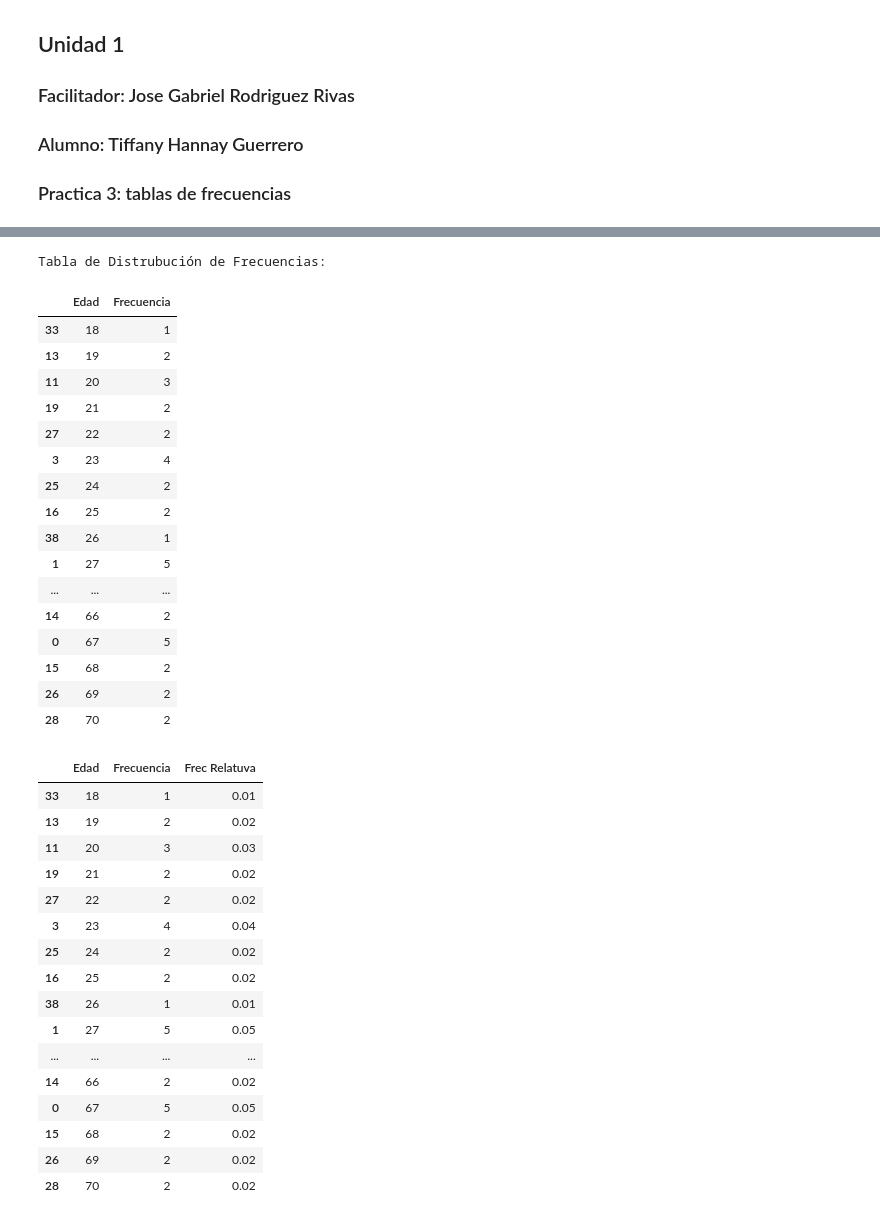
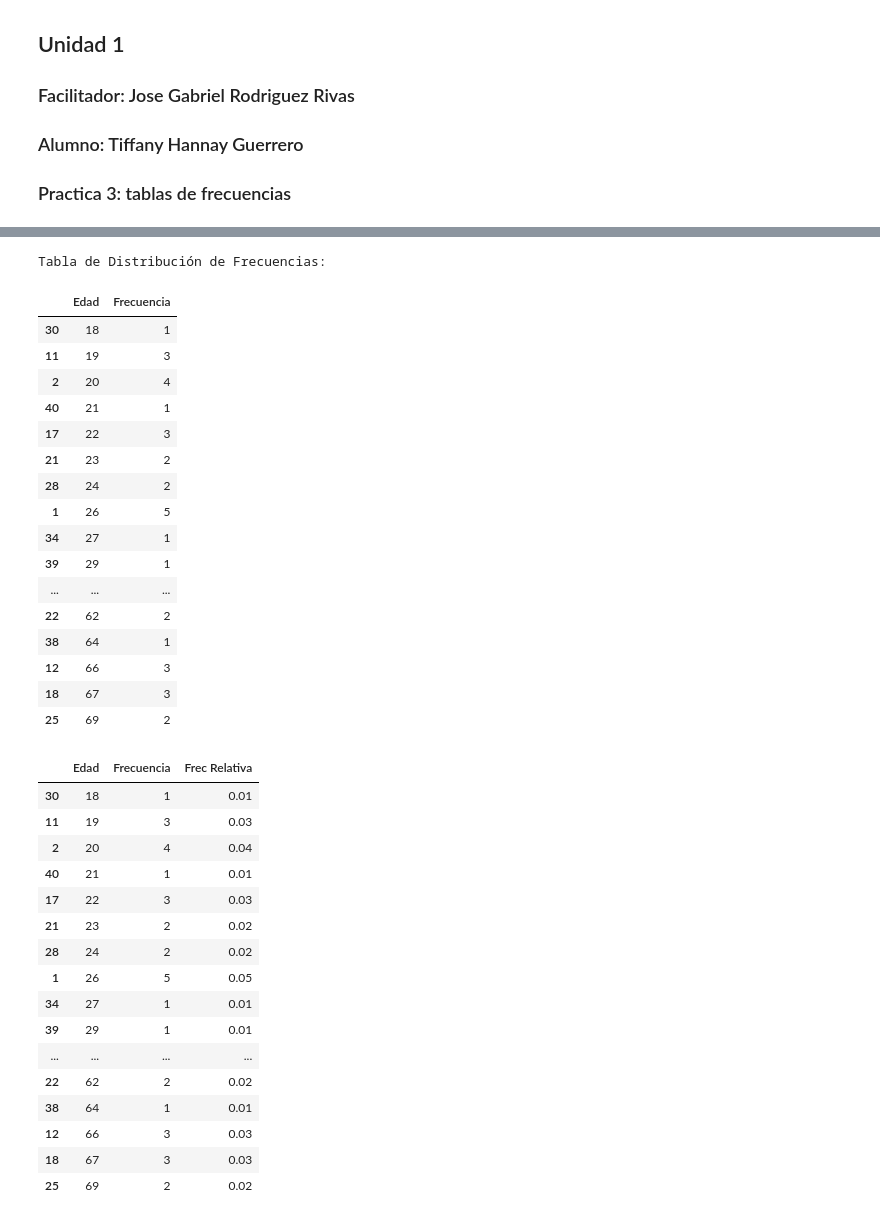
Before and after one commit to 25040992-hann/Probabilidad-, a Jupyter notebook: Unidad1/practica3.ipynb, the cells around one changed output, grey strips where cells are left out. Cells and saved outputs as stored; diff of their text form; code cells hidden in the pictures.

```diff
--- a/Unidad1/practica3.ipynb
+++ b/Unidad1/practica3.ipynb
@@ -41,48 +41,48 @@ tabla_frecuencias.columns = ['Edad', 'Frecuencia']
 tabla_frecuencias = tabla_frecuencias.sort_values(by='Edad')
 
 #imprimir la tabla de distribucion de frecuencias
-print("Tabla de Distrubución de Frecuencias: ")
+print("Tabla de Distribución de Frecuencias: ")
 tabla_frecuencias
 # %% [output]
-Tabla de Distrubución de Frecuencias:
+Tabla de Distribución de Frecuencias:
 |  | Edad | Frecuencia |
-| 33 | 18 | 1 |
-| 13 | 19 | 2 |
-| 11 | 20 | 3 |
-| 19 | 21 | 2 |
-| 27 | 22 | 2 |
-| 3 | 23 | 4 |
-| 25 | 24 | 2 |
-| 16 | 25 | 2 |
-| 38 | 26 | 1 |
-| 1 | 27 | 5 |
+| 30 | 18 | 1 |
+| 11 | 19 | 3 |
+| 2 | 20 | 4 |
+| 40 | 21 | 1 |
+| 17 | 22 | 3 |
+| 21 | 23 | 2 |
+| 28 | 24 | 2 |
+| 1 | 26 | 5 |
+| 34 | 27 | 1 |
+| 39 | 29 | 1 |
 | ... | ... | ... |
-| 14 | 66 | 2 |
-| 0 | 67 | 5 |
-| 15 | 68 | 2 |
-| 26 | 69 | 2 |
-| 28 | 70 | 2 |
+| 22 | 62 | 2 |
+| 38 | 64 | 1 |
+| 12 | 66 | 3 |
+| 18 | 67 | 3 |
+| 25 | 69 | 2 |
 # %%
-tabla_frecuencias['Frec Relatuva'] = tabla_frecuencias['Frecuencia'] / 100
+tabla_frecuencias['Frec Relativa'] = tabla_frecuencias['Frecuencia'] / 100
 tabla_frecuencias
 # %% [output]
-|  | Edad | Frecuencia | Frec Relatuva |
-| 33 | 18 | 1 | 0.01 |
-| 13 | 19 | 2 | 0.02 |
-| 11 | 20 | 3 | 0.03 |
-| 19 | 21 | 2 | 0.02 |
-| 27 | 22 | 2 | 0.02 |
-| 3 | 23 | 4 | 0.04 |
-| 25 | 24 | 2 | 0.02 |
-| 16 | 25 | 2 | 0.02 |
-| 38 | 26 | 1 | 0.01 |
-| 1 | 27 | 5 | 0.05 |
+|  | Edad | Frecuencia | Frec Relativa |
+| 30 | 18 | 1 | 0.01 |
+| 11 | 19 | 3 | 0.03 |
+| 2 | 20 | 4 | 0.04 |
+| 40 | 21 | 1 | 0.01 |
+| 17 | 22 | 3 | 0.03 |
+| 21 | 23 | 2 | 0.02 |
+| 28 | 24 | 2 | 0.02 |
+| 1 | 26 | 5 | 0.05 |
+| 34 | 27 | 1 | 0.01 |
+| 39 | 29 | 1 | 0.01 |
 | ... | ... | ... | ... |
-| 14 | 66 | 2 | 0.02 |
-| 0 | 67 | 5 | 0.05 |
-| 15 | 68 | 2 | 0.02 |
-| 26 | 69 | 2 | 0.02 |
-| 28 | 70 | 2 | 0.02 |
+| 22 | 62 | 2 | 0.02 |
+| 38 | 64 | 1 | 0.01 |
+| 12 | 66 | 3 | 0.03 |
+| 18 | 67 | 3 | 0.03 |
+| 25 | 69 | 2 | 0.02 |
 # %%
 tabla_frecuencias['Frec Porcentual'] = tabla_frecuencias['Frecuencia'] / 100*100
 tabla_frecuencias
```
Also changed, not shown: parts of 14 cells of this notebook.
